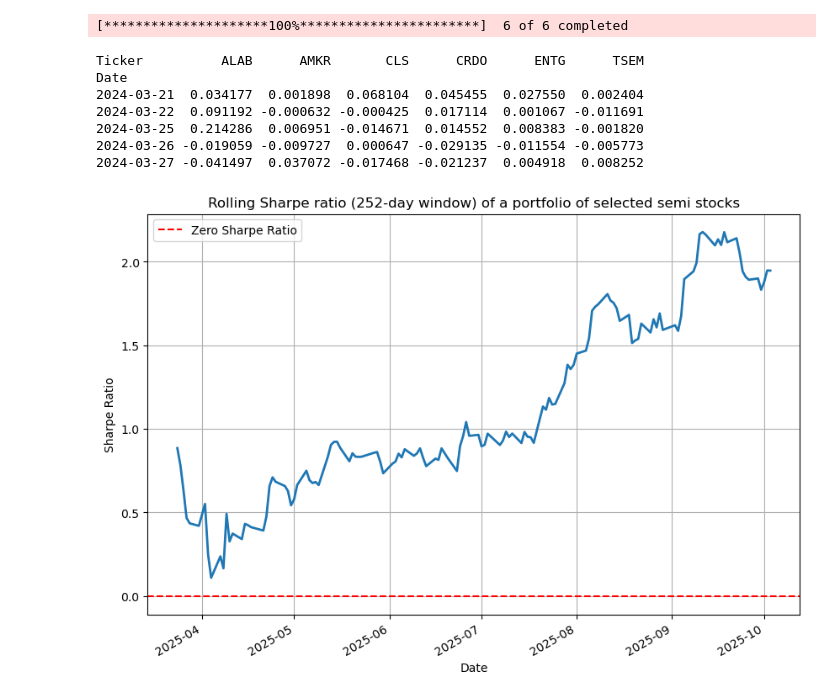
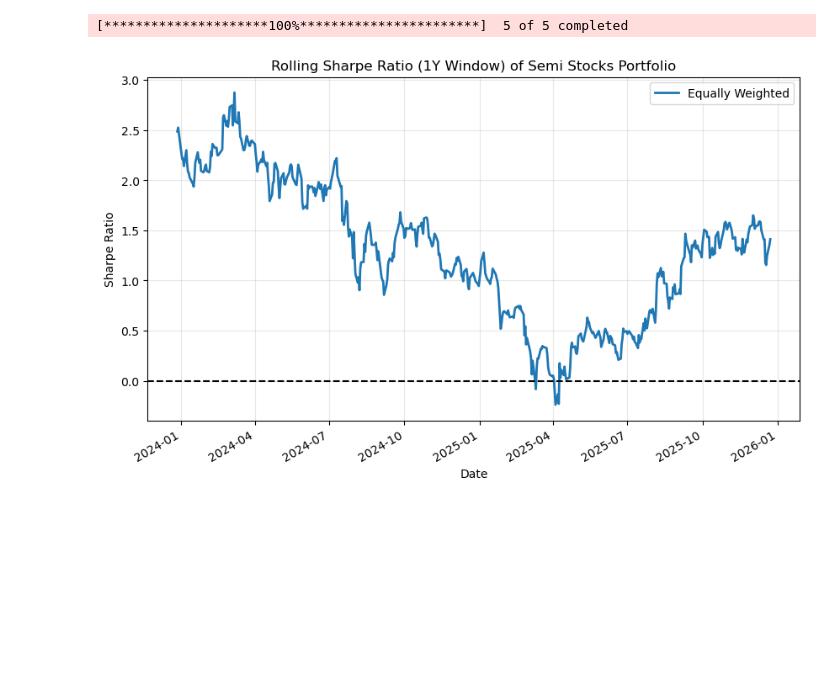
Before and after one commit to weitseu/Quant-Prep, a Jupyter notebook: stock_return_analysis.ipynb, the cells around one changed output. Saved outputs shown, nothing was run; the diff lists cells and outputs as text; code cells hidden in the pictures; blank space fills up the shorter version.

```diff
--- a/stock_return_analysis.ipynb
+++ b/stock_return_analysis.ipynb
@@ -72,48 +231,41 @@ correlation_matrix
 # %%
-ticker_list = ['CRDO', 'ALAB', 'CLS', 'ENTG', 'AMKR', 'TSEM']
+# Rolling Sharpe ratio
 
-data3 = yf.download(ticker_list,  period='2y', auto_adjust=False)['Adj Close']
+semi_tickers = ['NVDA', 'AVGO', 'TSM', 'ASML', 'INTC']
+
+data3 = yf.download(semi_tickers,  period='3y', auto_adjust=False)['Adj Close']
 
 returns = data3.pct_change().dropna()
-print(returns.head())
 
-weights = np.array([0.2, 0.15, 0.15, 0.2, 0.15, 0.15])  # example portfolio weights
+equal_weight = np.array([0.2, 0.2, 0.2, 0.2, 0.2])
 
-portfolio_returns = returns.dot(weights)
+portfolio_return = returns.dot(equal_weight)
 
-# Get the (1 year) risk-free interest rate from FRED (Federal Reserve Economic Data)
 import pandas_datareader as pdr
-rf_rate_list = pdr.DataReader('DGS1', 'fred')
-rf_rate = rf_rate_list['DGS1'].iloc[-1]/100
+rf_list = pdr.DataReader('DGS1', 'fred')
+rf = rf_list / 100 # convert to decimal
+rf = rf.reindex(returns.index).ffill() # align to trading days
+rf_daily = rf['DGS1'] / 252
 
-window_size = 252  # 1-year rolling window
-risk_free_rate_annual = rf_rate
-risk_free_rate_daily = risk_free_rate_annual / 252
+window_size = 252  # rolling window
 
-# Compute rolling Sharpe ratio
-rolling_mean = portfolio_returns.rolling(window=window_size).mean()
-rolling_std = portfolio_returns.rolling(window=window_size).std()
+def rolling_sharpe(returns, rf_daily, window):
+    excess = returns - rf_daily
+    mean = excess.rolling(window).mean()
+    std = excess.rolling(window).std()
+    return np.sqrt(252) * mean / std
 
-rolling_sharpe_ratio = (rolling_mean * 252 - risk_free_rate_annual) / (rolling_std * np.sqrt(252))
+sharpe = rolling_sharpe(portfolio_return, rf_daily, window_size)
 
-
-
-plt.figure(figsize=(10, 7))
-rolling_sharpe_ratio.plot(lw=2)
-plt.title(f'Rolling Sharpe ratio ({window_size}-day window) of a portfolio of selected semi stocks')
-plt.axhline(y=0, color='r', linestyle='--', label='Zero Sharpe Ratio')
-plt.legend()
+plt.figure(figsize=(10,6))
+sharpe.plot(label="Equally Weighted", lw=2)
+plt.axhline(0, color='black', linestyle='--')
+plt.title("Rolling Sharpe Ratio (1Y Window) of Semi Stocks Portfolio")
 plt.ylabel("Sharpe Ratio")
 plt.xlabel("Date")
-plt.grid(True)
+plt.legend()
+plt.grid(alpha=0.3)
 plt.show()
 # %% [output]
-[*********************100%***********************]  6 of 6 completed
+[*********************100%***********************]  5 of 5 completed
-Ticker          ALAB      AMKR       CLS      CRDO      ENTG      TSEM
-Date
-2024-03-21  0.034177  0.001898  0.068104  0.045455  0.027550  0.002404
-2024-03-22  0.091192 -0.000632 -0.000425  0.017114  0.001067 -0.011691
-2024-03-25  0.214286  0.006951 -0.014671  0.014552  0.008383 -0.001820
-2024-03-26 -0.019059 -0.009727  0.000647 -0.029135 -0.011554 -0.005773
-2024-03-27 -0.041497  0.037072 -0.017468 -0.021237  0.004918  0.008252
-[figure, old version]
+[figure, new version]
```
Also changed, not shown: parts of 9 cells of this notebook, 1 other file.
